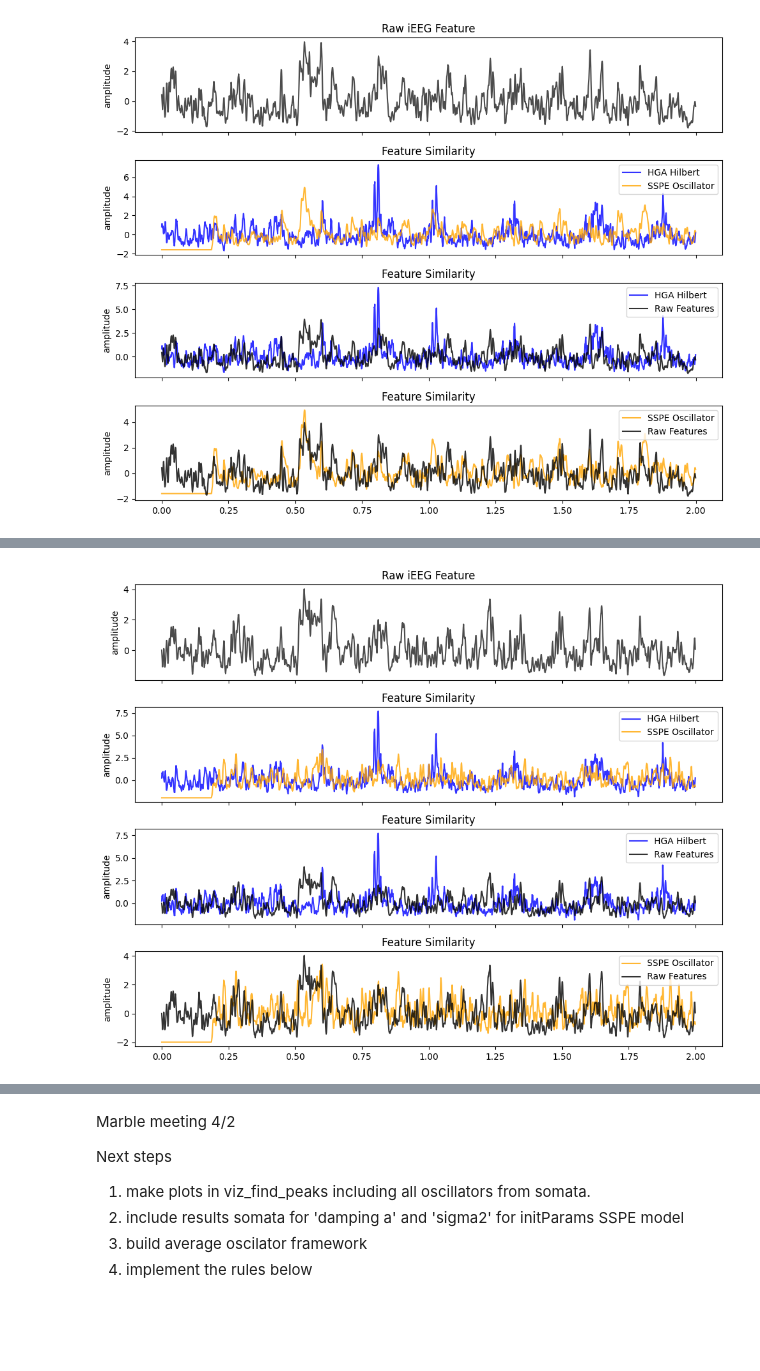
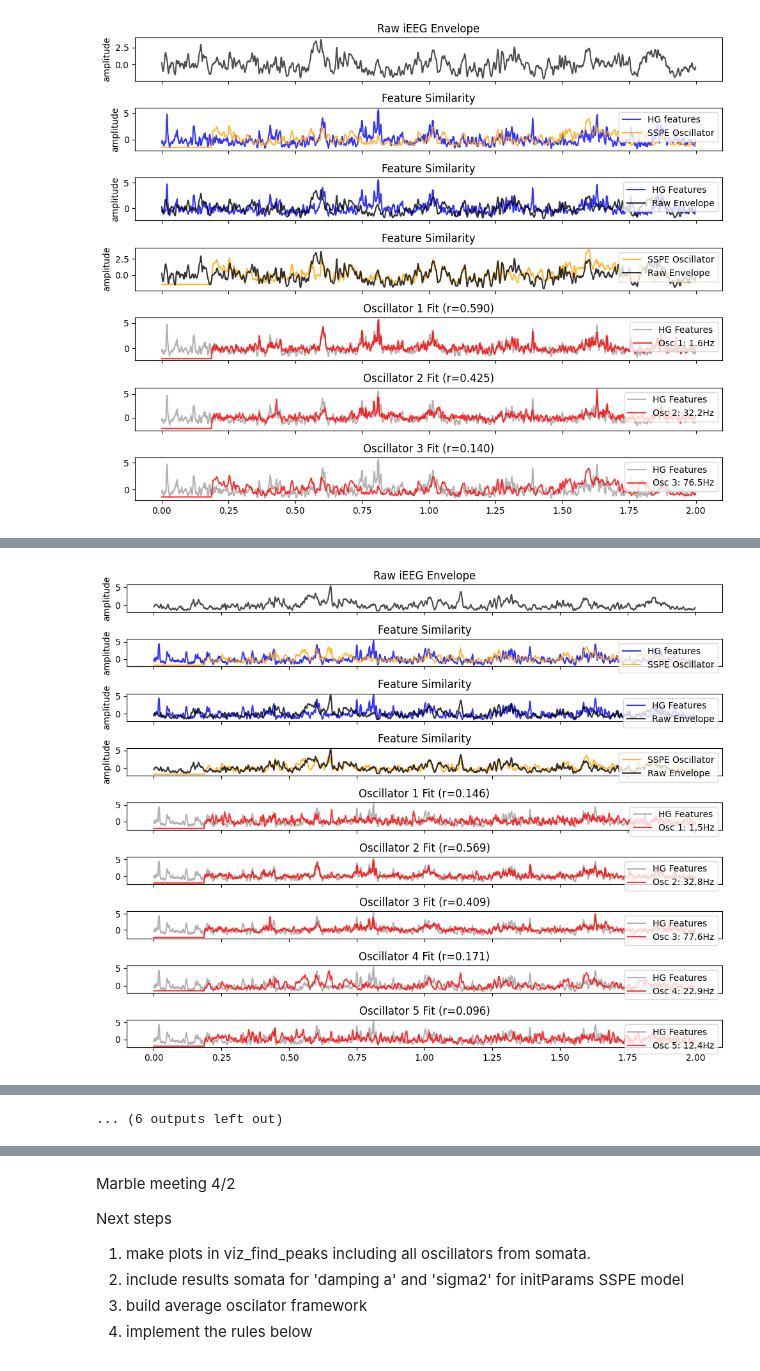
Before and after one commit to LisaPonsteen/SSR-neural-speech-decoding, a Jupyter notebook: viz_peak_freqs.ipynb, the cells around one changed output, grey strips where cells are left out. Cells and saved outputs as stored; diff of their text form; code cells hidden in the pictures; blank space fills up the shorter version.

```diff
--- a/viz_peak_freqs.ipynb
+++ b/viz_peak_freqs.ipynb
@@ -103,27 +115,27 @@ def get_feat_for_plt(pt, ch_idx):
 # %%
-from scipy.stats import pearsonr
-from sklearn.metrics import mean_squared_error
-path_somata = '/Users/lisa/Documents/DSAI_year2/SingleWordProductionDutch-1/somata'
+
+
 pt = 'sub-07'
 
 #ch = [50, 8, 51, 101, 52]
 ch = [96, 95, 94, 97, 1] #
 
-for ch_idx in ch:
-    feat_raw_norm, feat_hga_norm, feat_sspe_norm = get_feat_for_plt(pt, ch_idx)
+
+for ch_idx in range(1,10):
+    raw_envelope_norm, feat_hga_norm, feat_sspe_norm, indiv_oscs_norm, freqs = get_feat_for_plt(pt, ch_idx)
     print(f'channel {ch_idx} for participant {pt}:')
 
 
     # Correlation measures the linear relationship (timing/envelope similarity)
-    corr, _ = pearsonr(feat_hga_norm, feat_raw_norm)
+    corr, _ = pearsonr(feat_hga_norm, raw_envelope_norm)
     # RMSE measures the absolute difference (fit quality)
-    rmse = np.sqrt(mean_squared_error(feat_hga_norm, feat_raw_norm))
+    rmse = np.sqrt(mean_squared_error(feat_hga_norm, raw_envelope_norm))
     #R-squared
-    ss_res = np.sum((feat_raw_norm - feat_hga_norm) ** 2)
-    ss_tot = np.sum((feat_raw_norm - np.mean(feat_raw_norm)) ** 2)
+    ss_res = np.sum((raw_envelope_norm - feat_hga_norm) ** 2)
+    ss_tot = np.sum((raw_envelope_norm - np.mean(raw_envelope_norm)) ** 2)
     r_sq = 1 - (ss_res / ss_tot)
 
-    print("fit hga to raw")
+    print("fit hga to raw envelope")
     print(f'Correlation (r): {corr:.4f}')
     print(f'RMSE:            {rmse:.4f}')
     print(f'R-squared:       {r_sq:.4f}\n')
@@ -131,48 +143,63 @@ for ch_idx in ch:
 
 
     # now for hga vs raw
-    corr, _ = pearsonr(feat_raw_norm, feat_sspe_norm)
+    corr, _ = pearsonr(raw_envelope_norm, feat_sspe_norm)
     # RMSE measures the absolute difference (fit quality)
-    rmse = np.sqrt(mean_squared_error(feat_raw_norm, feat_sspe_norm))
+    rmse = np.sqrt(mean_squared_error(raw_envelope_norm, feat_sspe_norm))
     #R-squared
-    ss_res = np.sum((feat_raw_norm - feat_sspe_norm) ** 2)
-    ss_tot = np.sum((feat_raw_norm - np.mean(feat_raw_norm)) ** 2)
+    ss_res = np.sum((raw_envelope_norm - feat_sspe_norm) ** 2)
+    ss_tot = np.sum((raw_envelope_norm - np.mean(raw_envelope_norm)) ** 2)
     r_sq = 1 - (ss_res / ss_tot)
 
-    print("fit sspe to raw")
+    print("fit sspe to raw envelope")
     print(f'Correlation (r): {corr:.4f}')
     print(f'RMSE:            {rmse:.4f}')
     print(f'R-squared:       {r_sq:.4f}\n')
 
+    # Correlation between standard Hilbert HGA and your SSPE version
+    r_val, _ = pearsonr(feat_hga_norm, feat_sspe_norm)
+    print(f"SSPE vs HGA features correlation: {r_val:.4f}")
 
-    fig, axes = plt.subplots(4, 1, figsize=(10, 8), sharex=True)
+
+    fig, axes = plt.subplots(4 + len(indiv_oscs_norm), 1, figsize=(10, 8), sharex=True)
 
     # Top: Raw iEEG Feature (Broadband baseline)
-    axes[0].plot(t, feat_raw_norm, color='black', alpha=0.7)
-    axes[0].set_title(f'Raw iEEG Feature')
+    axes[0].plot(t, raw_envelope_norm, color='black', alpha=0.7)
+    axes[0].set_title(f'Raw iEEG Envelope')
     axes[0].set_ylabel('amplitude')
 
     # Middle: HGA vs SSPE Similarity
-    axes[1].plot(t, feat_hga_norm, label='HGA Hilbert', color='blue', alpha=0.8)
+    axes[1].plot(t, feat_hga_norm, label='HG features', color='blue', alpha=0.8)
     axes[1].plot(t, feat_sspe_norm, label='SSPE Oscillator', color='orange', alpha=0.8)
     axes[1].set_title(f'Feature Similarity')
     axes[1].set_ylabel('amplitude')
     axes[1].legend(loc='upper right')
 
     # HGA vs raw Similarity
-    axes[2].plot(t, feat_hga_norm, label='HGA Hilbert', color='blue', alpha=0.8)
-    axes[2].plot(t, feat_raw_norm, label='Raw Features', color='black', alpha=0.8)
+    axes[2].plot(t, feat_hga_norm, label='HG Features', color='blue', alpha=0.8)
+    axes[2].plot(t, raw_envelope_norm, label='Raw Envelope', color='black', alpha=0.8)
     axes[2].set_title(f'Feature Similarity')
     axes[2].set_ylabel('amplitude')
     axes[2].legend(loc='upper right')
 
-    # Middle: raw vs SSPE Similarity
+    # raw vs SSPE Similarity
     axes[3].plot(t, feat_sspe_norm, label='SSPE Oscillator', color='orange', alpha=0.8)
-    axes[3].plot(t, feat_raw_norm, label='Raw Features', color='black', alpha=0.8)
+    axes[3].plot(t, raw_envelope_norm, label='Raw Envelope', color='black', alpha=0.8)
     axes[3].set_title(f'Feature Similarity')
     axes[3].set_ylabel('amplitude')
     axes[3].legend(loc='upper right')
 
+    # plot individual oscillators
+    for i, osc_data in enumerate(indiv_oscs_norm):
+        ax_idx = 4 + i
+        axes[ax_idx].plot(t, feat_hga_norm, color='black', alpha=0.3, label='HG Features')
+        axes[ax_idx].plot(t, osc_data, color='red', alpha=0.8, label=f'Osc {i+1}: {freqs[i]:.1f}Hz')
+
+        # Calculate correlation for this specific frequency
+        r, _ = pearsonr(feat_hga_norm, osc_data)
+        axes[ax_idx].set_title(f'Oscillator {i+1} Fit (r={r:.3f})')
+        axes[ax_idx].legend(loc='upper right')
+
 
     plt.tight_layout()
     plt.show()
@@ -190 +219 @@ R-squared:       -0.3714
-[figure, old version]
+[figure, new version]
@@ -201 +232 @@ R-squared:       -0.8444
-[figure, old version]
+[figure, new version]
@@ -221 +285,2 @@ ValueError: array must not contain infs or NaNs
+... (6 outputs left out)
 # %%
```
Also changed, not shown: parts of 9 cells of this notebook, 3 other files.
